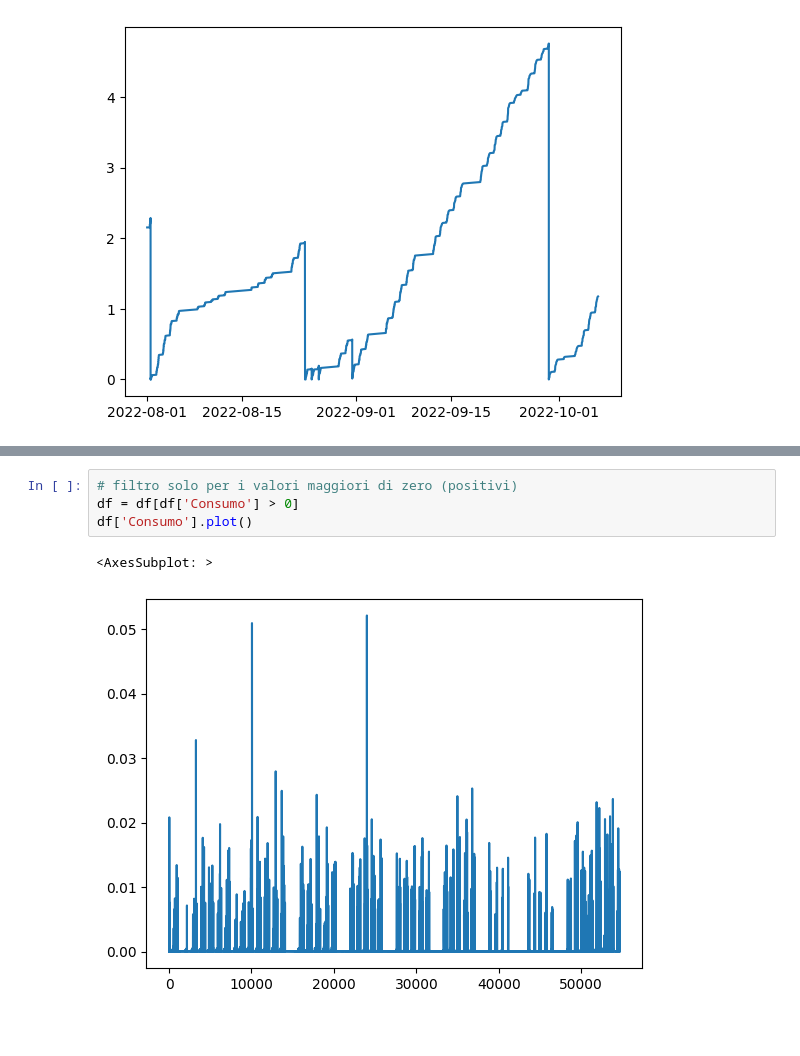
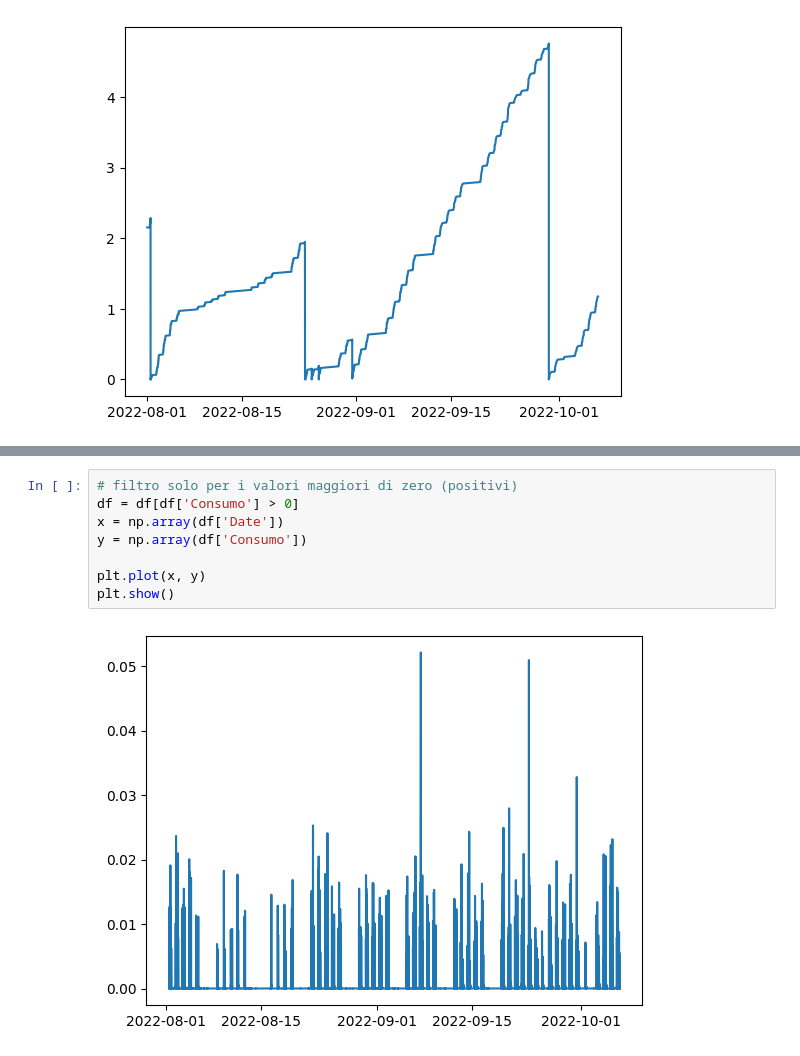
Before and after one commit to Marawan89/bigData_project, a Jupyter notebook: coffee_machine_heatmap.ipynb, the cells around one changed output, grey strips where cells are left out. Drawn from its saved outputs; the diff is of its cells as text; blank space fills up the shorter version.

```diff
--- a/coffee_machine_heatmap.ipynb
+++ b/coffee_machine_heatmap.ipynb
@@ -115,10 +129,13 @@ df['Consumo'] = df['Energy'].diff()
 # %%
 # filtro solo per i valori maggiori di zero (positivi)
 df = df[df['Consumo'] > 0]
-df['Consumo'].plot()
+x = np.array(df['Date'])
+y = np.array(df['Consumo'])
+
+plt.plot(x, y)
+plt.show()
 # %% [output]
-<AxesSubplot: >
-[figure, old version]
+[figure, new version]
 # %%
 # Ai valori della 'Consumo' ho bisogno di eseguire la somma per ogni orario, quindi prima devo unire i dati per ogni orario
 # Cosa fa la funzione resample: da sample (campione) esegue un 'ricampionamento' è un metodo di convenienza per la conversione di frequenza e il ricampionamento di serie temporali. L'oggetto deve avere un indice di tipo datetime o come in questo caso datetime64
```
Also changed, not shown: parts of 19 cells of this notebook.
